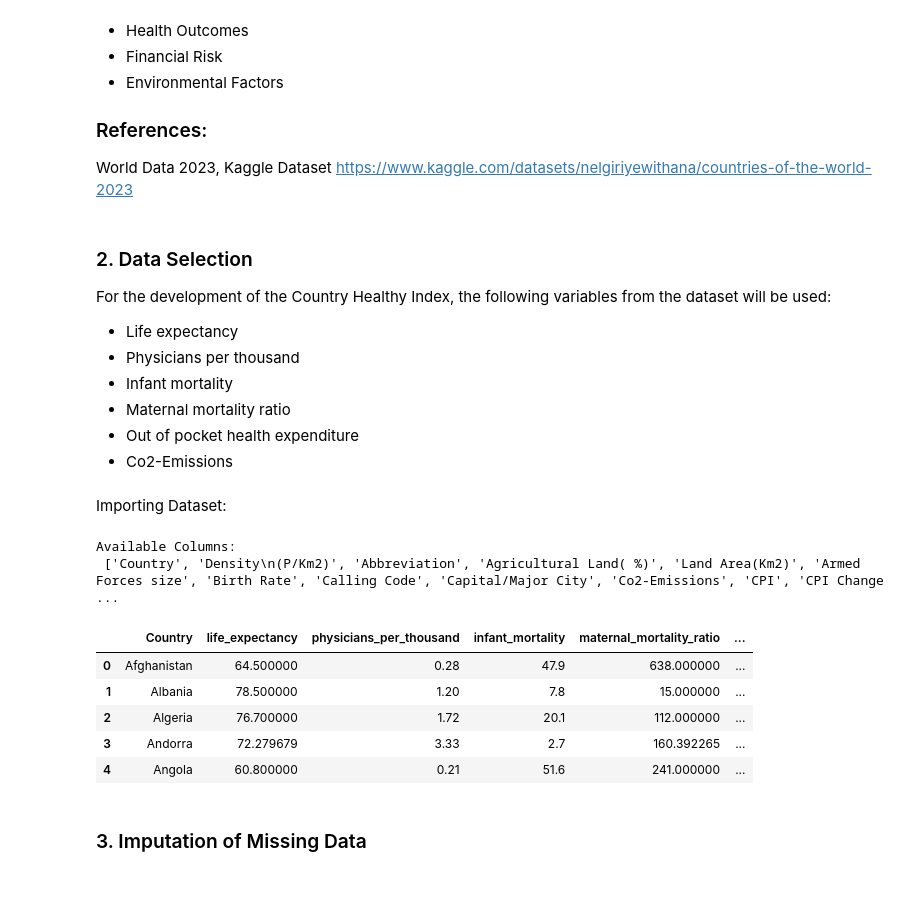
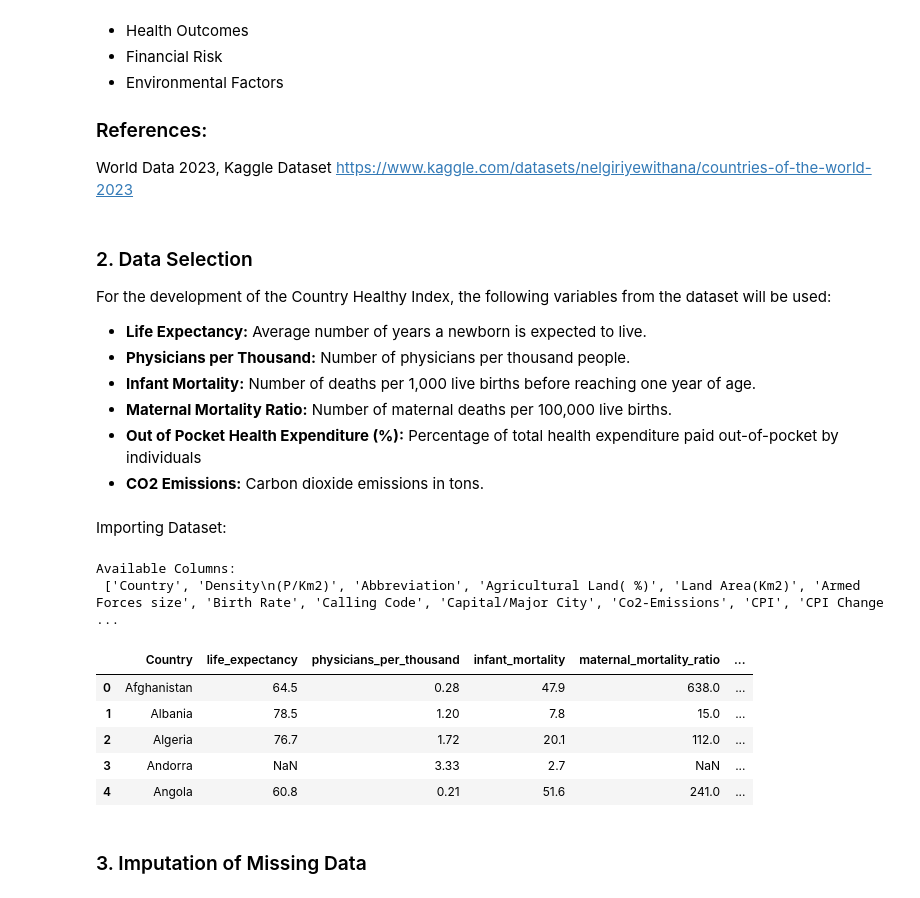
Before and after one commit to Matthew-Riddell/DAV_CA1, a Jupyter notebook: MATTHEW_RIDDELL_DAV_CA.ipynb, the cells around one changed output. Saved outputs shown, nothing was run; the diff lists cells and outputs as text; code cells hidden in the pictures.

```diff
--- a/MATTHEW_RIDDELL_DAV_CA.ipynb
+++ b/MATTHEW_RIDDELL_DAV_CA.ipynb
@@ -35,12 +35,12 @@ https://www.kaggle.com/datasets/nelgiriyewithana/countries-of-the-world-2023
 For the development of the Country Healthy Index, the following variables from the dataset will be used:
 
 <ul>
-<li>Life expectancy</li>
-<li>Physicians per thousand</li>
-<li>Infant mortality</li>
-<li>Maternal mortality ratio</li>
-<li>Out of pocket health expenditure</li>
-<li>Co2-Emissions</li>
+<li><b>Life Expectancy:</b> Average number of years a newborn is expected to live.</li>
+<li><b>Physicians per Thousand:</b> Number of physicians per thousand people.</li>
+<li><b>Infant Mortality:</b> Number of deaths per 1,000 live births before reaching one year of age.</li>
+<li><b>Maternal Mortality Ratio:</b> Number of maternal deaths per 100,000 live births.</li>
+<li><b>Out of Pocket Health Expenditure (%):</b> Percentage of total health expenditure paid out-of-pocket by individuals</li>
+<li><b>CO2 Emissions:</b> Carbon dioxide emissions in tons.</li>
 </ul>
 # %% [markdown]
 Importing Dataset:
@@ -54,38 +54,40 @@ df = pd.read_csv(file_path)
 # printing the columns from the dataset
 print("Available Columns:\n", df.columns.tolist())
 
 # selection of relevant indicators for the Country Healthy Index (CHI)
 selected_columns = [
     'Country',
     'Life expectancy',
     'Physicians per thousand',
     'Infant mortality',
     'Maternal mortality ratio',
     'Out of pocket health expenditure',
     'Co2-Emissions'
 ]
 
+df_selected = df[selected_columns].copy()
+
 # Rename variables for convenience
 df_selected = df_selected.rename(columns={
     'Life expectancy': 'life_expectancy',
     'Physicians per thousand': 'physicians_per_thousand',
     'Infant mortality': 'infant_mortality',
     'Maternal mortality ratio': 'maternal_mortality_ratio',
     'Out of pocket health expenditure': 'out_of_pocket_expenditure',
     'Co2-Emissions': 'co2_emissions'
 })
 
 # View the first few rows of the selected data
 df_selected.head()
 # %% [output]
 Available Columns:
  ['Country', 'Density\n(P/Km2)', 'Abbreviation', 'Agricultural Land( %)', 'Land Area(Km2)', 'Armed Forces size', 'Birth Rate', 'Calling Code', 'Capital/Major City', 'Co2-Emissions', 'CPI', 'CPI Change ...
 |  | Country | life_expectancy | physicians_per_thousand | infant_mortality | maternal_mortality_ratio | ... |
-| 0 | Afghanistan | 64.500000 | 0.28 | 47.9 | 638.000000 | ... |
-| 1 | Albania | 78.500000 | 1.20 | 7.8 | 15.000000 | ... |
-| 2 | Algeria | 76.700000 | 1.72 | 20.1 | 112.000000 | ... |
-| 3 | Andorra | 72.279679 | 3.33 | 2.7 | 160.392265 | ... |
-| 4 | Angola | 60.800000 | 0.21 | 51.6 | 241.000000 | ... |
+| 0 | Afghanistan | 64.5 | 0.28 | 47.9 | 638.0 | ... |
+| 1 | Albania | 78.5 | 1.20 | 7.8 | 15.0 | ... |
+| 2 | Algeria | 76.7 | 1.72 | 20.1 | 112.0 | ... |
+| 3 | Andorra | NaN | 3.33 | 2.7 | NaN | ... |
+| 4 | Angola | 60.8 | 0.21 | 51.6 | 241.0 | ... |
 # %% [markdown]
 ### 3. Imputation of Missing Data
 # %% [markdown]
```
Also changed, not shown: parts of 4 cells of this notebook.
